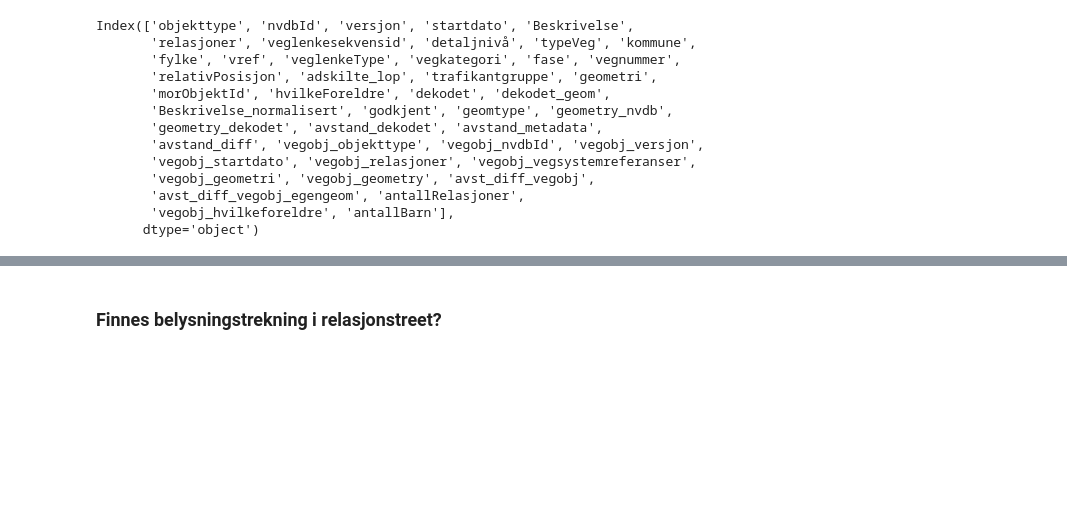
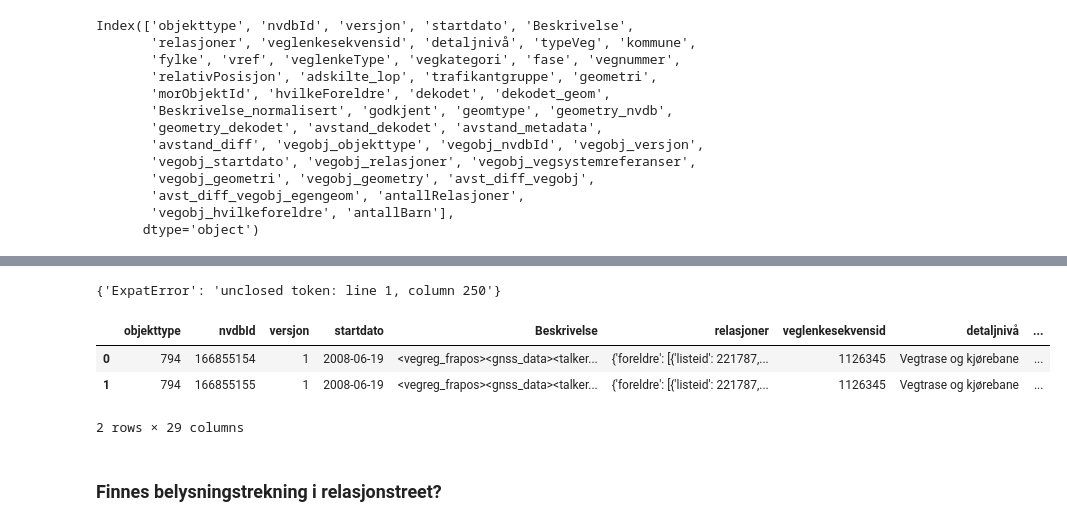
Before and after one commit to LtGlahn/adhocanalyser, a Jupyter notebook: systemobjekt-datautforskning.ipynb, the cells around one changed output, grey strips where cells are left out. Cells and saved outputs as stored; diff of their text form; code cells hidden in the pictures; blank space fills up the shorter version.

```diff
--- a/systemobjekt-datautforskning.ipynb
+++ b/systemobjekt-datautforskning.ipynb
@@ -631,3 +648,14 @@ mittObj = requests.get( 'https://nvdbapiles-v3.atlas.vegvesen.no/vegobjekter/97/
+# %%
+mydf.iloc[1]['Beskrivelse_normalisert']
+# %% [output]
+{'ExpatError': 'unclosed token: line 1, column 250'}
+# %%
+mydf[ mydf['morObjektId'].isin( [ '91782207', '91782211' ]  ) ]
+# %% [output]
+|  | objekttype | nvdbId | versjon | startdato | Beskrivelse | relasjoner | veglenkesekvensid | detaljnivå | ... |
+| 0 | 794 | 166855154 | 1 | 2008-06-19 | <vegreg_frapos><gnss_data><talker... | {'foreldre': [{'listeid': 221787,... | 1126345 | Vegtrase og kjørebane | ... |
+| 1 | 794 | 166855155 | 1 | 2008-06-19 | <vegreg_frapos><gnss_data><talker... | {'foreldre': [{'listeid': 221787,... | 1126345 | Vegtrase og kjørebane | ... |
+2 rows × 29 columns
 # %% [markdown]
 ### Finnes belysningstrekning i relasjonstreet?
 # %%
```
Also changed, not shown: parts of 3 cells of this notebook, 8 other files.
